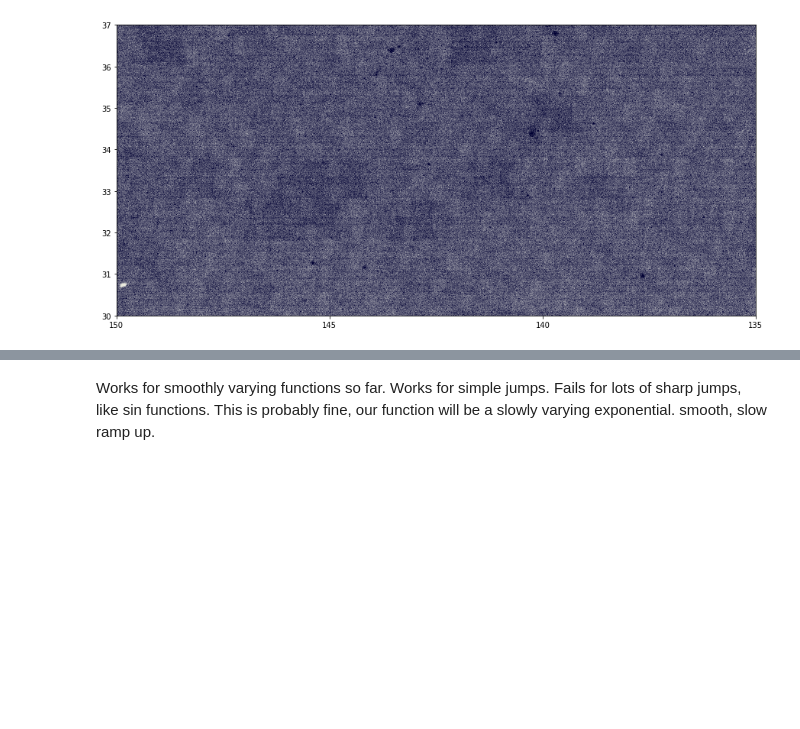
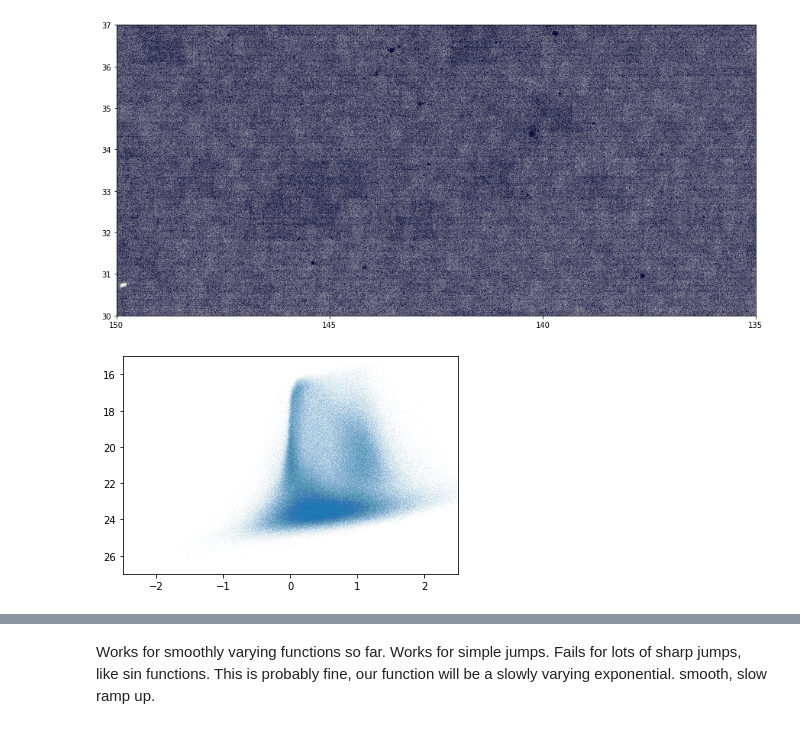
Before and after one commit to simon-et-smith/local-sats, a Jupyter notebook: unions_firsttests.ipynb, the cells around one changed output, grey strips where cells are left out. Saved outputs shown, nothing was run; the diff lists cells and outputs as text; code cells hidden in the pictures; blank space fills up the shorter version.

```diff
--- a/unions_firsttests.ipynb
+++ b/unions_firsttests.ipynb
@@ -153,4 +256,19 @@ ax.set_xticks([150, 145, 140, 135])
 plt.show()
 # %% [output]
 [figure]
+# %%
+fig = plt.figure()
+ax = fig.add_subplot(1, 1, 1)
+
+sc = ax.scatter(x = zone_511[7]-zone_511[9], y = zone_511[9], s=0.00003, vmin=-2.5, vmax=2.5)
+#ax.plot(color, mag+iso.dist_mod(10), color='tab:purple')
+
+#plt.colorbar(sc)
+ax.set_xlim([-2.5, 2.5])
+ax.set_ylim([27, 15])
+#ax.set_facecolor((0.6, 0.6, 0.6))
+
+plt.show()
+# %% [output]
+[figure, added]
 # %%
```
Also changed, not shown: parts of 40 cells of this notebook.
